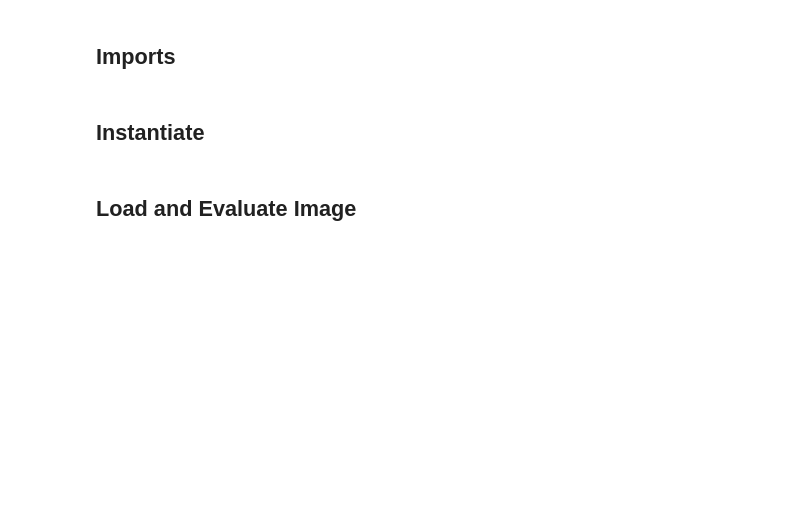
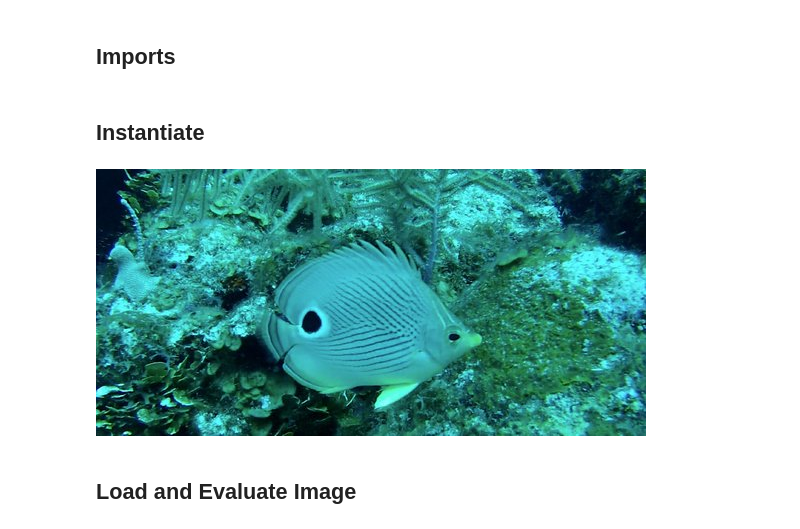
Before and after one commit to mit-ll-responsible-ai/responsible-ai-toolbox, a Jupyter notebook: experiments/madry/Visualizations.ipynb, the cells around one changed output. Drawn from its saved outputs; the diff is of its cells as text; code cells hidden in the pictures; blank space fills up the shorter version.

```diff
--- a/experiments/madry/Visualizations.ipynb
+++ b/experiments/madry/Visualizations.ipynb
@@ -22,12 +16,26 @@ random.seed(5643)
 # %% [markdown]
 ## Instantiate
 # %%
-# instantiate the dataset
-# Note: the dataset this is loading up only contains
-# one image per class so you may not extract the same
-# image below
-data_dir = f"{Path.home()}/.torch/data/imagenet/normal/val/"
-ds = instantiate(configs.RestrictedImageNet(root=data_dir))
+import requests
+from PIL import Image
+from io import BytesIO
+
+
+def get_img(url):
+    response = requests.get(url)
+    if response.status_code == 200:
+        return Image.open(BytesIO(response.content))
+    else:
+        print(response.status_code)
+        print("Failed to download image.")
+
+
+# Example usage:
+url = "https://media-cdn.tripadvisor.com/media/photo-s/05/1f/f7/3d/hopkins-underwater-adventures.jpg"
+img_pil = get_img(url)
+img_pil
+# %% [output]
+[figure, added]
 # %%
 # Dictionary of class name to index of label
 class_to_id = dict(
```
Also changed, not shown: parts of 9 cells of this notebook, 7 other files.
